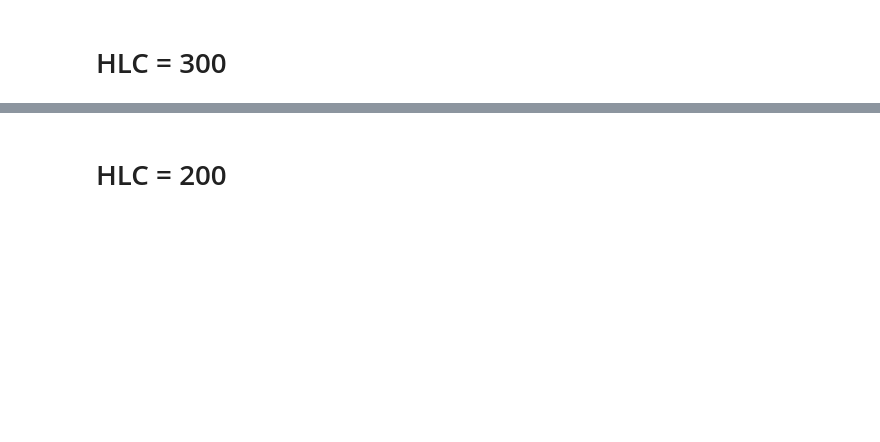
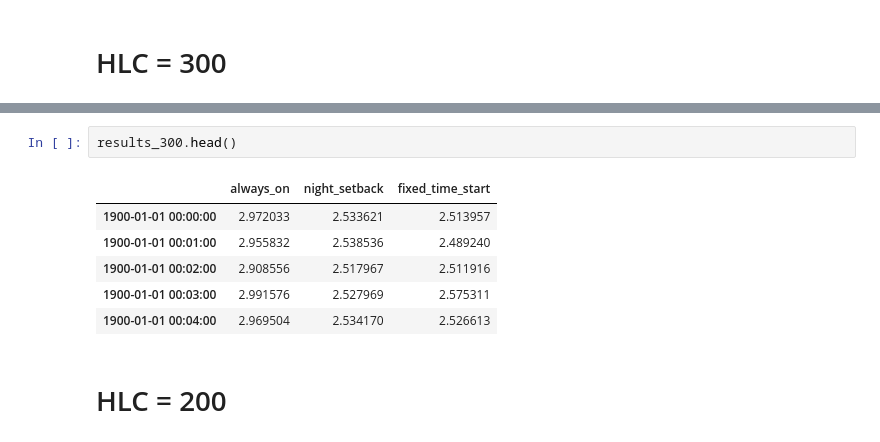
Before and after one commit to LarisaPetrakova/Integration-of-LCTs-in-LV-grids-Masters-Dissertation, a Jupyter notebook: HP_unmanaged_simulation_new.ipynb, the cells around one changed output, grey strips where cells are left out. Drawn from its saved outputs; the diff is of its cells as text; blank space fills up the shorter version.

```diff
--- a/HP_unmanaged_simulation_new.ipynb
+++ b/HP_unmanaged_simulation_new.ipynb
@@ -98,4 +103,13 @@ fixed_time_start    54.156602
 dtype: float64
+# %%
+results_300.head()
+# %% [output]
+|  | always_on | night_setback | fixed_time_start |
+| 1900-01-01 00:00:00 | 2.972033 | 2.533621 | 2.513957 |
+| 1900-01-01 00:01:00 | 2.955832 | 2.538536 | 2.489240 |
+| 1900-01-01 00:02:00 | 2.908556 | 2.517967 | 2.511916 |
+| 1900-01-01 00:03:00 | 2.991576 | 2.527969 | 2.575311 |
+| 1900-01-01 00:04:00 | 2.969504 | 2.534170 | 2.526613 |
 # %% [markdown]
 # HLC = 200
 # %%
```
Also changed, not shown: parts of 8 cells of this notebook.
